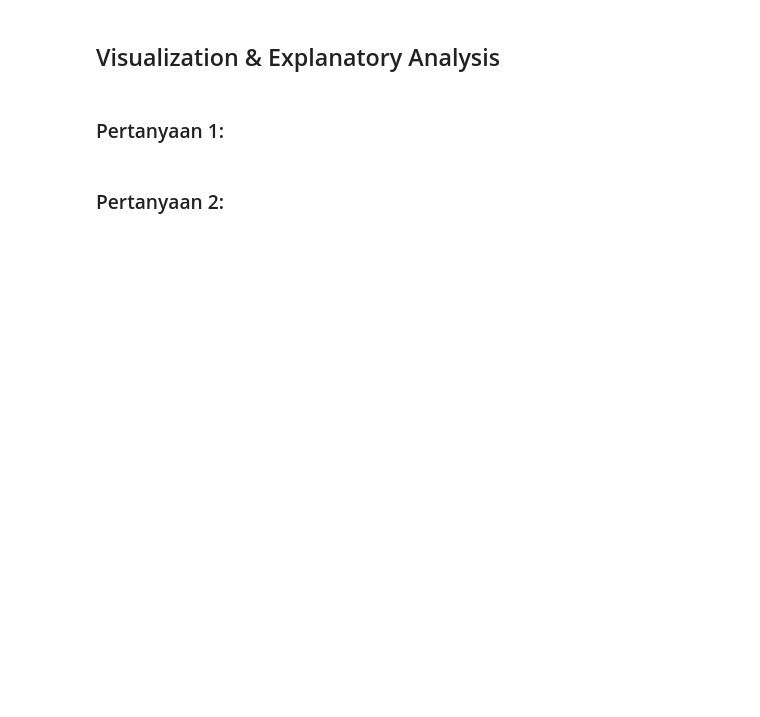
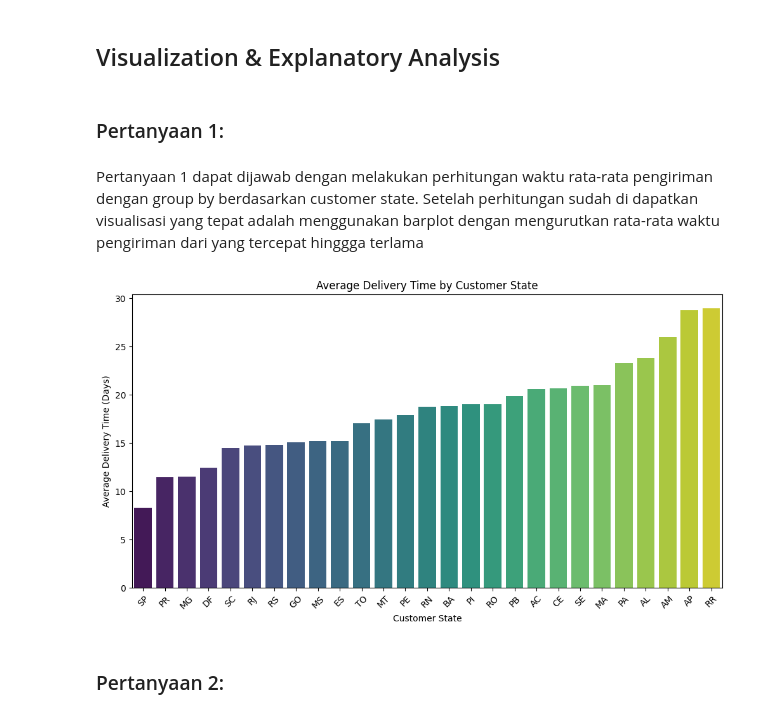
Before and after one commit to Theofilusarifin/learn_dicoding, a Jupyter notebook: Data Science/Analisis Data/proyek_analisis_data/submission/notebook.ipynb, the cells around one changed output. Cells and saved outputs as stored; diff of their text form; code cells hidden in the pictures; blank space fills up the shorter version.

```diff
--- a/Data Science/Analisis Data/proyek_analisis_data/submission/notebook.ipynb
+++ b/Data Science/Analisis Data/proyek_analisis_data/submission/notebook.ipynb
@@ -194,2 +196,4 @@ memory usage: 17.7+ MB
+# %%
+all_df = all_df.drop_duplicates()
 # %% [markdown]
 #### Test
@@ -195,0 +224,6 @@ memory usage: 17.7+ MB
+# %%
+all_df['order_purchase_timestamp'] = pd.to_datetime(all_df['order_purchase_timestamp'])
+all_df['order_approved_at'] = pd.to_datetime(all_df['order_approved_at'])
+all_df['order_delivered_carrier_date'] = pd.to_datetime(all_df['order_delivered_carrier_date'])
+all_df['order_delivered_customer_date'] = pd.to_datetime(all_df['order_delivered_customer_date'])
+all_df['order_estimated_delivery_date'] = pd.to_datetime(all_df['order_estimated_delivery_date'])
@@ -201,5 +326,30 @@ memory usage: 17.7+ MB
 ## Visualization & Explanatory Analysis
 # %% [markdown]
 ### Pertanyaan 1:
+# %% [markdown]
+Pertanyaan 1 dapat dijawab dengan melakukan perhitungan waktu rata-rata pengiriman dengan group by berdasarkan customer state. Setelah perhitungan sudah di dapatkan visualisasi yang tepat adalah menggunakan barplot dengan mengurutkan rata-rata waktu pengiriman dari yang tercepat hinggga terlama
+# %%
+# Menghitung Waktu Pengiriman dalam hari
+all_df['delivery_time'] = (all_df['order_delivered_customer_date'] - all_df['order_purchase_timestamp']).dt.days
+
+# Melakukan perhitungan waktu rata-rata pengiriman dengan group by berdasarkan customer state
+average_delivery_time = all_df.groupby('customer_state')['delivery_time'].mean().sort_values()
+
+# Visualisasi
+plt.figure(figsize=(12, 6))
+
+sns.barplot(x=average_delivery_time.index,
+            y=average_delivery_time.values,
+            palette='viridis',
+            hue=average_delivery_time.index,
+            legend=False)
+
+plt.title('Average Delivery Time by Customer State')
+plt.xlabel('Customer State')
+plt.ylabel('Average Delivery Time (Days)')
+plt.xticks(rotation=45)
+plt.show()
+# %% [output]
+[figure, added]
 # %% [markdown]
 ### Pertanyaan 2:
```
Also changed, not shown: parts of 89 cells of this notebook.
